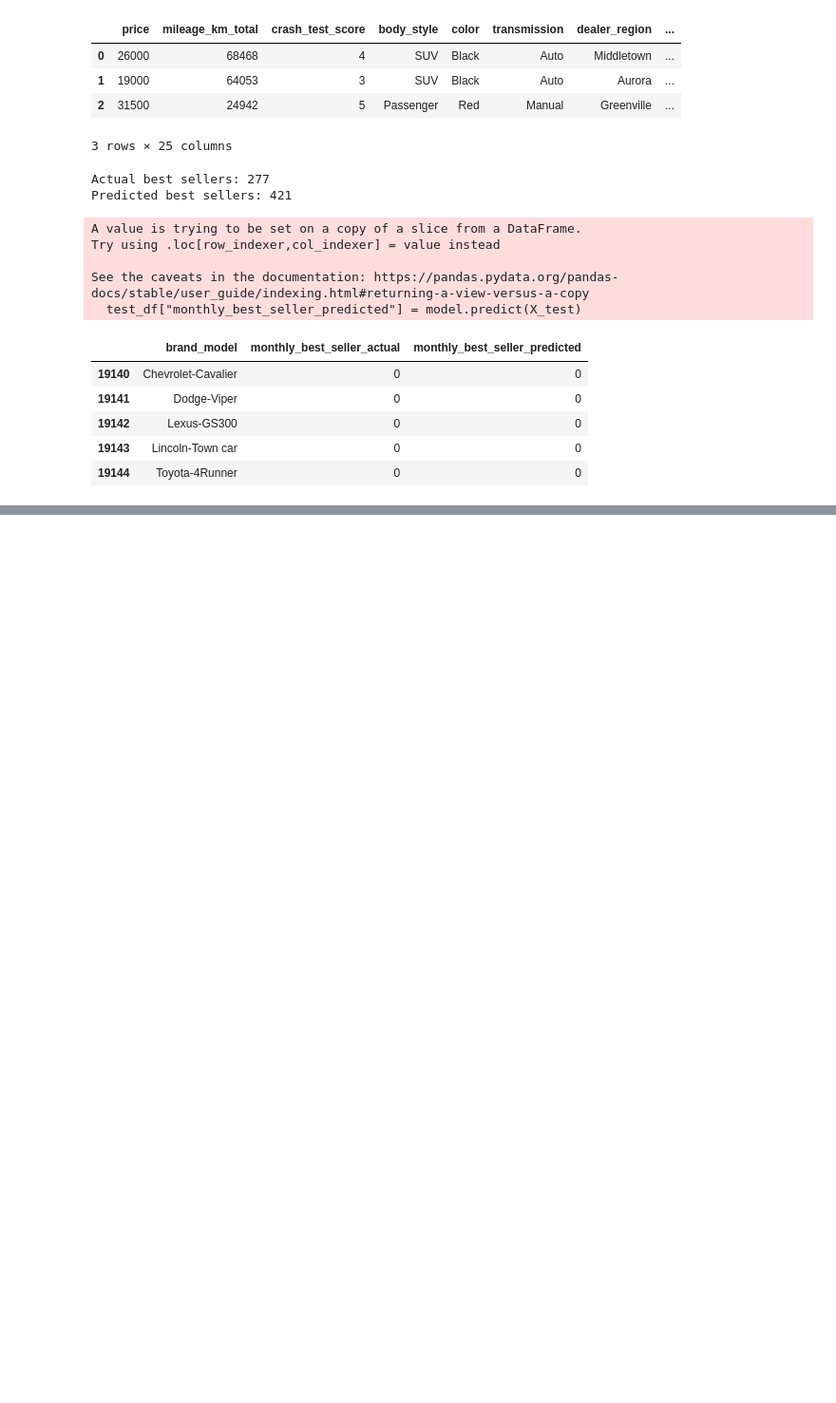
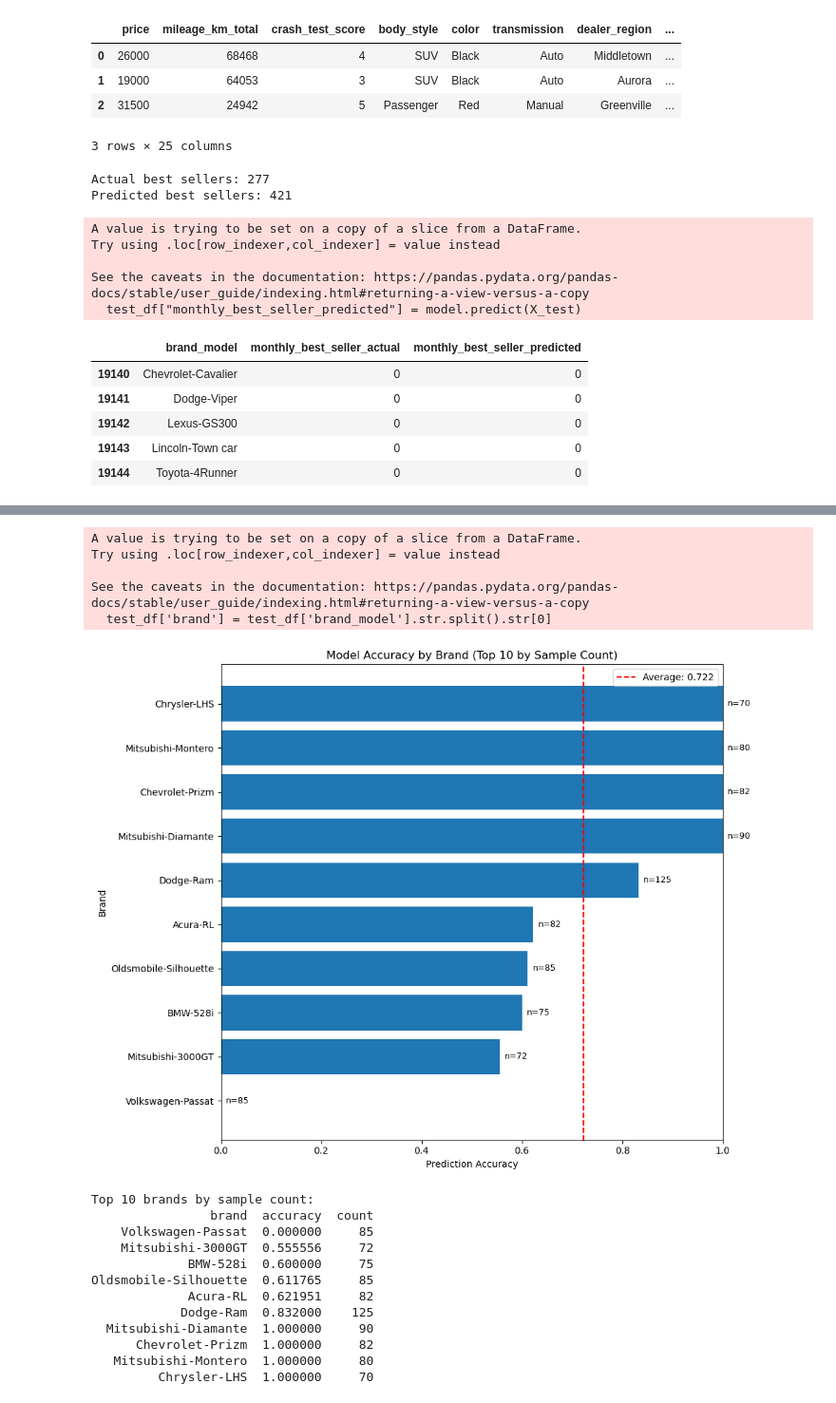
Before and after one commit to postatum/dealerships_sales_forecasting, a Jupyter notebook: notebooks/04_model_visualization.ipynb, the cells around one changed output, grey strips where cells are left out. Shown: that part at 95% size. Drawn from its saved outputs; the diff is of its cells as text; code cells hidden in the pictures; blank space fills up the shorter version.

Commit message:
Zoe's notebooks and data

```diff
--- a/notebooks/04_model_visualization.ipynb
+++ b/notebooks/04_model_visualization.ipynb
@@ -89,0 +121,69 @@ See the caveats in the documentation: https://pandas.pydata.org/pandas-docs/stab
+# %%
+#Here we visualize the accuracy of the model by brand and find some startling things! UH OH!
+
+import matplotlib.pyplot as plt
+import pandas as pd
+
+# Extract brand from brand_model (assuming format like "Toyota Camry")
+test_df['brand'] = test_df['brand_model'].str.split().str[0]
+
+# Calculate accuracy for each brand
+brand_metrics = []
+for brand in test_df['brand'].unique():
+    brand_data = test_df[test_df['brand'] == brand]
+    accuracy = (brand_data['monthly_best_seller_actual'] ==
+               brand_data['monthly_best_seller_predicted']).mean()
+    brand_metrics.append({
+        'brand': brand,
+        'accuracy': accuracy,
+        'count': len(brand_data)
+    })
+
+brand_df = pd.DataFrame(brand_metrics)
+
+# Filter for brands with at least 5 samples and get top 10 by sample count
+brand_df = brand_df[brand_df['count'] >= 5]
+top_10_brands = brand_df.nlargest(10, 'count').sort_values('accuracy')
+
+# Create horizontal bar chart
+plt.figure(figsize=(10, 8))
+bars = plt.barh(top_10_brands['brand'], top_10_brands['accuracy'])
+plt.xlabel('Prediction Accuracy')
+plt.ylabel('Brand')
+plt.title('Model Accuracy by Brand (Top 10 by Sample Count)')
+
+# Add sample count labels on bars
+for i, (bar, row) in enumerate(zip(bars, top_10_brands.itertuples())):
+    plt.text(bar.get_width() + 0.01, bar.get_y() + bar.get_height()/2,
+             f'n={row.count}', va='center', fontsize=9)
+
+# Add average accuracy line
+avg_accuracy = top_10_brands['accuracy'].mean()
+plt.axvline(x=avg_accuracy, color='red', linestyle='--',
+            label=f'Average: {avg_accuracy:.3f}')
+plt.legend()
+plt.xlim(0, 1)
+plt.tight_layout()
+plt.show()
+
+print("Top 10 brands by sample count:")
+print(top_10_brands[['brand', 'accuracy', 'count']].to_string(index=False))
+# %% [output]
+A value is trying to be set on a copy of a slice from a DataFrame.
+Try using .loc[row_indexer,col_indexer] = value instead
+
+See the caveats in the documentation: https://pandas.pydata.org/pandas-docs/stable/user_guide/indexing.html#returning-a-view-versus-a-copy
+  test_df['brand'] = test_df['brand_model'].str.split().str[0]
+[figure, added]
+Top 10 brands by sample count:
+                brand  accuracy  count
+    Volkswagen-Passat  0.000000     85
+    Mitsubishi-3000GT  0.555556     72
+             BMW-528i  0.600000     75
+Oldsmobile-Silhouette  0.611765     85
+             Acura-RL  0.621951     82
+            Dodge-Ram  0.832000    125
+  Mitsubishi-Diamante  1.000000     90
+      Chevrolet-Prizm  1.000000     82
+   Mitsubishi-Montero  1.000000     80
+         Chrysler-LHS  1.000000     70
```
Also changed, not shown: parts of 6 cells of this notebook, 6 other files.
